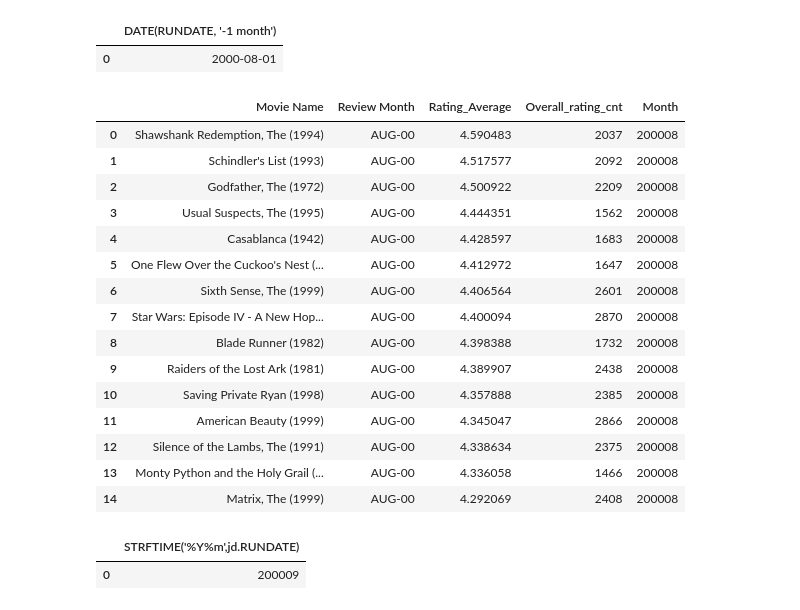
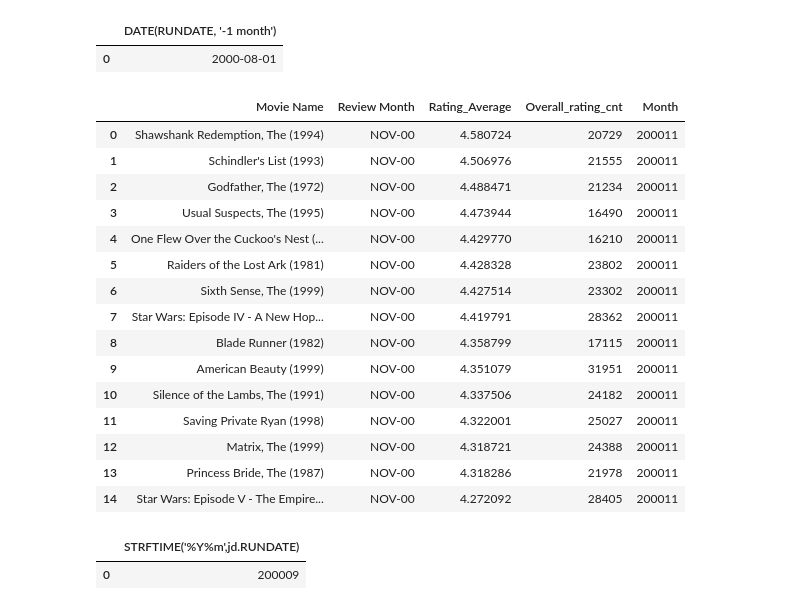
Before and after one commit to Sandutta2020/Monthly_top_movie_report, a Jupyter notebook: analysis/Exploratory_Analysis.ipynb, the cells around one changed output. Cells and saved outputs as stored; diff of their text form; code cells hidden in the pictures.

```diff
--- a/analysis/Exploratory_Analysis.ipynb
+++ b/analysis/Exploratory_Analysis.ipynb
@@ -764,47 +764,47 @@ df_details
 # %%
 import sqlite3
 import pandas as pd
 conn = sqlite3.connect("..//sqlite_DB//Movie_report.db")
 cur = conn.cursor()
 select_movie_fact ="""select Title as "Movie Name",
                              upper(Review_mon) as "Review Month",
                              Overall_rating_avg as "Rating_Average",
                              Overall_rating_cnt as Overall_rating_cnt,
                              Month
                              from
                              (select mdim.Title,
                              ddim.Month,
                                 ddim.Review_mon,
                                 fct.Overall_rating_avg,
                                 fct.Overall_rating_cnt ,
                                 max(fct.Overall_rating_cnt) over(partition by ddim.Month)/2 cntavg
                             from Movie_review_fact fct ,
                             MovieDIM mdim ,
                             DateDim ddim
                             where  mdim.movieID=fct.MovieID
                             and ddim.Month=fct.Review_month
                             and ddim.month ==:jobdate
                             order by  fct.Overall_rating_avg desc)  a where a.Overall_rating_cnt > a.cntavg
                             limit 15"""
-df_details = pd.read_sql_query(select_movie_fact, conn,params={'jobdate':200008})
+df_details = pd.read_sql_query(select_movie_fact, conn,params={'jobdate':200011})
 df_details
 # %% [output]
 |  | Movie Name | Review Month | Rating_Average | Overall_rating_cnt | Month |
-| 0 | Shawshank Redemption, The (1994) | AUG-00 | 4.590483 | 2037 | 200008 |
-| 1 | Schindler's List (1993) | AUG-00 | 4.517577 | 2092 | 200008 |
-| 2 | Godfather, The (1972) | AUG-00 | 4.500922 | 2209 | 200008 |
-| 3 | Usual Suspects, The (1995) | AUG-00 | 4.444351 | 1562 | 200008 |
-| 4 | Casablanca (1942) | AUG-00 | 4.428597 | 1683 | 200008 |
-| 5 | One Flew Over the Cuckoo's Nest (... | AUG-00 | 4.412972 | 1647 | 200008 |
-| 6 | Sixth Sense, The (1999) | AUG-00 | 4.406564 | 2601 | 200008 |
-| 7 | Star Wars: Episode IV - A New Hop... | AUG-00 | 4.400094 | 2870 | 200008 |
-| 8 | Blade Runner (1982) | AUG-00 | 4.398388 | 1732 | 200008 |
-| 9 | Raiders of the Lost Ark (1981) | AUG-00 | 4.389907 | 2438 | 200008 |
-| 10 | Saving Private Ryan (1998) | AUG-00 | 4.357888 | 2385 | 200008 |
-| 11 | American Beauty (1999) | AUG-00 | 4.345047 | 2866 | 200008 |
-| 12 | Silence of the Lambs, The (1991) | AUG-00 | 4.338634 | 2375 | 200008 |
-| 13 | Monty Python and the Holy Grail (... | AUG-00 | 4.336058 | 1466 | 200008 |
-| 14 | Matrix, The (1999) | AUG-00 | 4.292069 | 2408 | 200008 |
+| 0 | Shawshank Redemption, The (1994) | NOV-00 | 4.580724 | 20729 | 200011 |
+| 1 | Schindler's List (1993) | NOV-00 | 4.506976 | 21555 | 200011 |
+| 2 | Godfather, The (1972) | NOV-00 | 4.488471 | 21234 | 200011 |
+| 3 | Usual Suspects, The (1995) | NOV-00 | 4.473944 | 16490 | 200011 |
+| 4 | One Flew Over the Cuckoo's Nest (... | NOV-00 | 4.429770 | 16210 | 200011 |
+| 5 | Raiders of the Lost Ark (1981) | NOV-00 | 4.428328 | 23802 | 200011 |
+| 6 | Sixth Sense, The (1999) | NOV-00 | 4.427514 | 23302 | 200011 |
+| 7 | Star Wars: Episode IV - A New Hop... | NOV-00 | 4.419791 | 28362 | 200011 |
+| 8 | Blade Runner (1982) | NOV-00 | 4.358799 | 17115 | 200011 |
+| 9 | American Beauty (1999) | NOV-00 | 4.351079 | 31951 | 200011 |
+| 10 | Silence of the Lambs, The (1991) | NOV-00 | 4.337506 | 24182 | 200011 |
+| 11 | Saving Private Ryan (1998) | NOV-00 | 4.322001 | 25027 | 200011 |
+| 12 | Matrix, The (1999) | NOV-00 | 4.318721 | 24388 | 200011 |
+| 13 | Princess Bride, The (1987) | NOV-00 | 4.318286 | 21978 | 200011 |
+| 14 | Star Wars: Episode V - The Empire... | NOV-00 | 4.272092 | 28405 | 200011 |
 # %%
 import sqlite3
 import pandas as pd
```
Also changed, not shown: parts of 4 cells of this notebook, 3 other files.
